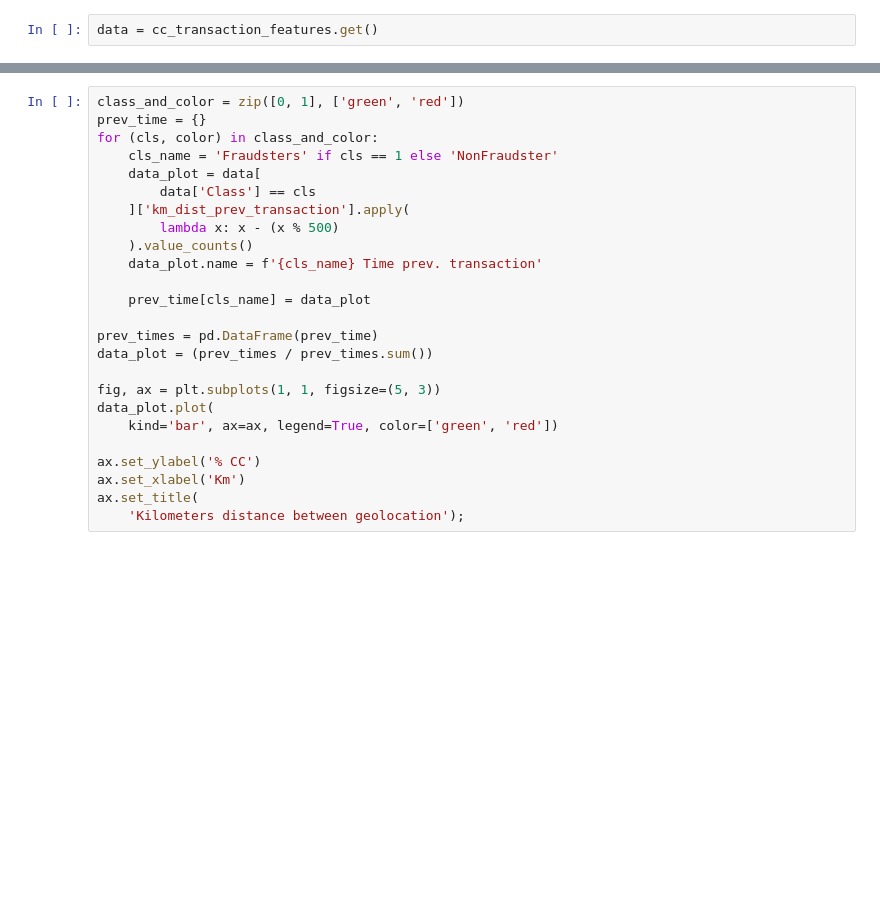
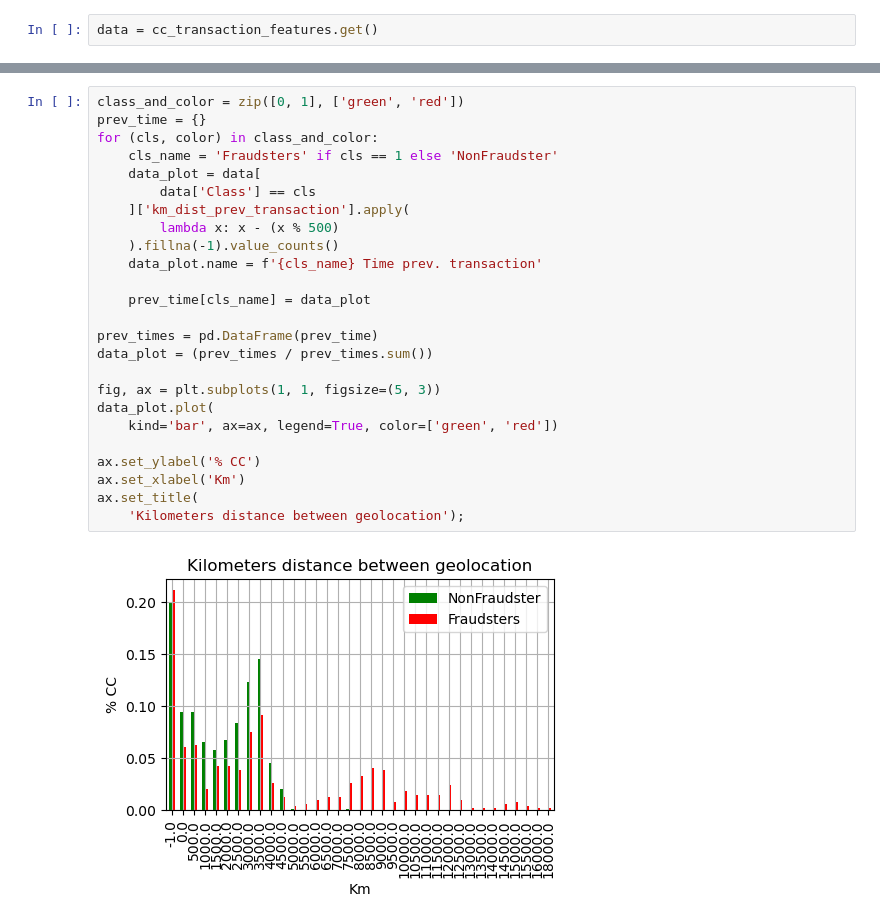
Before and after one commit to RaulSanchezVazquez/fraud_prevention, a Jupyter notebook: notebooks/1_Data_Exploration_and_Preparation.ipynb, the cells around one changed output, grey strips where cells are left out. Drawn from its saved outputs; the diff is of its cells as text; blank space fills up the shorter version.

```diff
--- a/notebooks/1_Data_Exploration_and_Preparation.ipynb
+++ b/notebooks/1_Data_Exploration_and_Preparation.ipynb
@@ -217,25 +216,27 @@ ax.set_title(
 # %%
 class_and_color = zip([0, 1], ['green', 'red'])
 prev_time = {}
 for (cls, color) in class_and_color:
     cls_name = 'Fraudsters' if cls == 1 else 'NonFraudster'
     data_plot = data[
         data['Class'] == cls
     ]['km_dist_prev_transaction'].apply(
         lambda x: x - (x % 500)
-    ).value_counts()
+    ).fillna(-1).value_counts()
     data_plot.name = f'{cls_name} Time prev. transaction'
 
     prev_time[cls_name] = data_plot
 
 prev_times = pd.DataFrame(prev_time)
 data_plot = (prev_times / prev_times.sum())
 
 fig, ax = plt.subplots(1, 1, figsize=(5, 3))
 data_plot.plot(
     kind='bar', ax=ax, legend=True, color=['green', 'red'])
 
 ax.set_ylabel('% CC')
 ax.set_xlabel('Km')
 ax.set_title(
     'Kilometers distance between geolocation');
+# %% [output]
+[figure, added]
```
Also changed, not shown: parts of 20 cells of this notebook, 3 other files.
